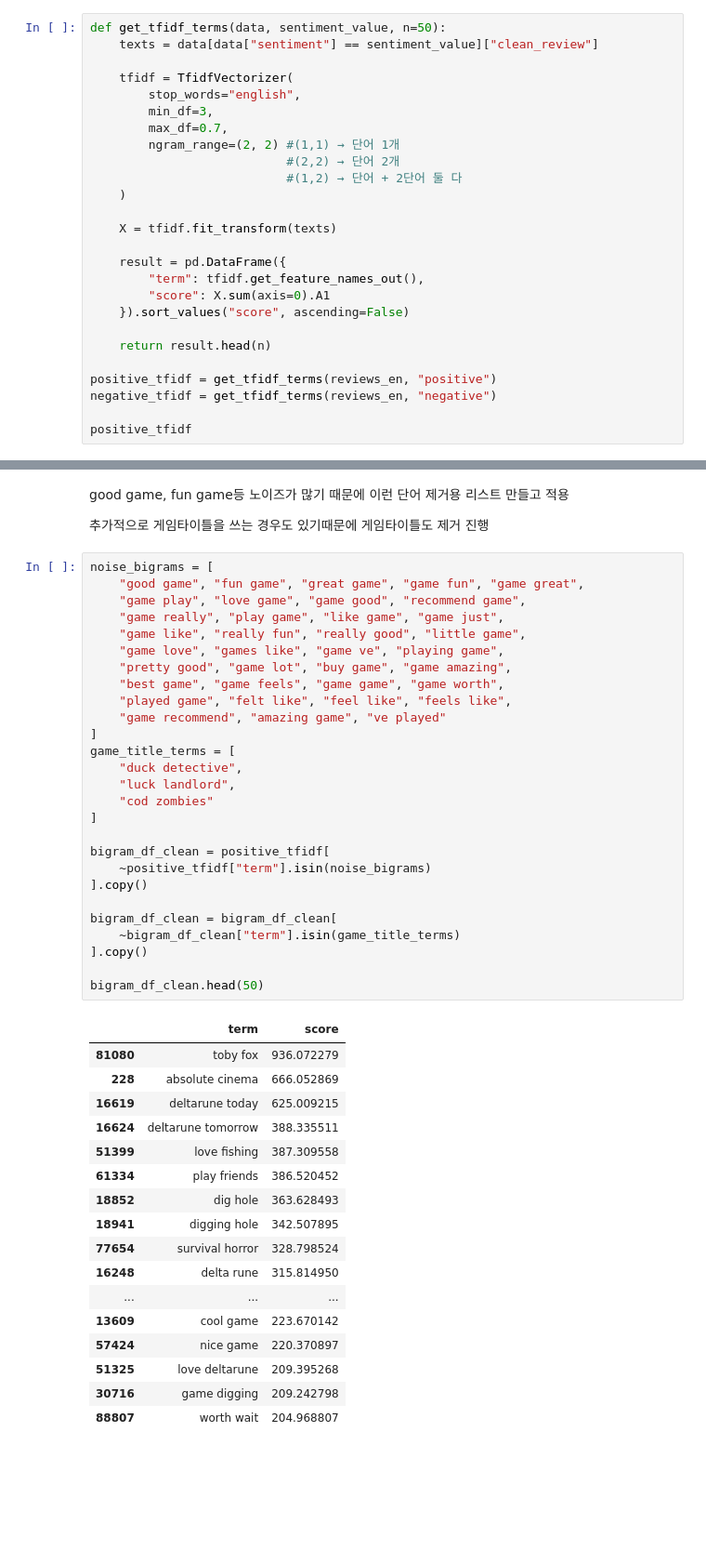
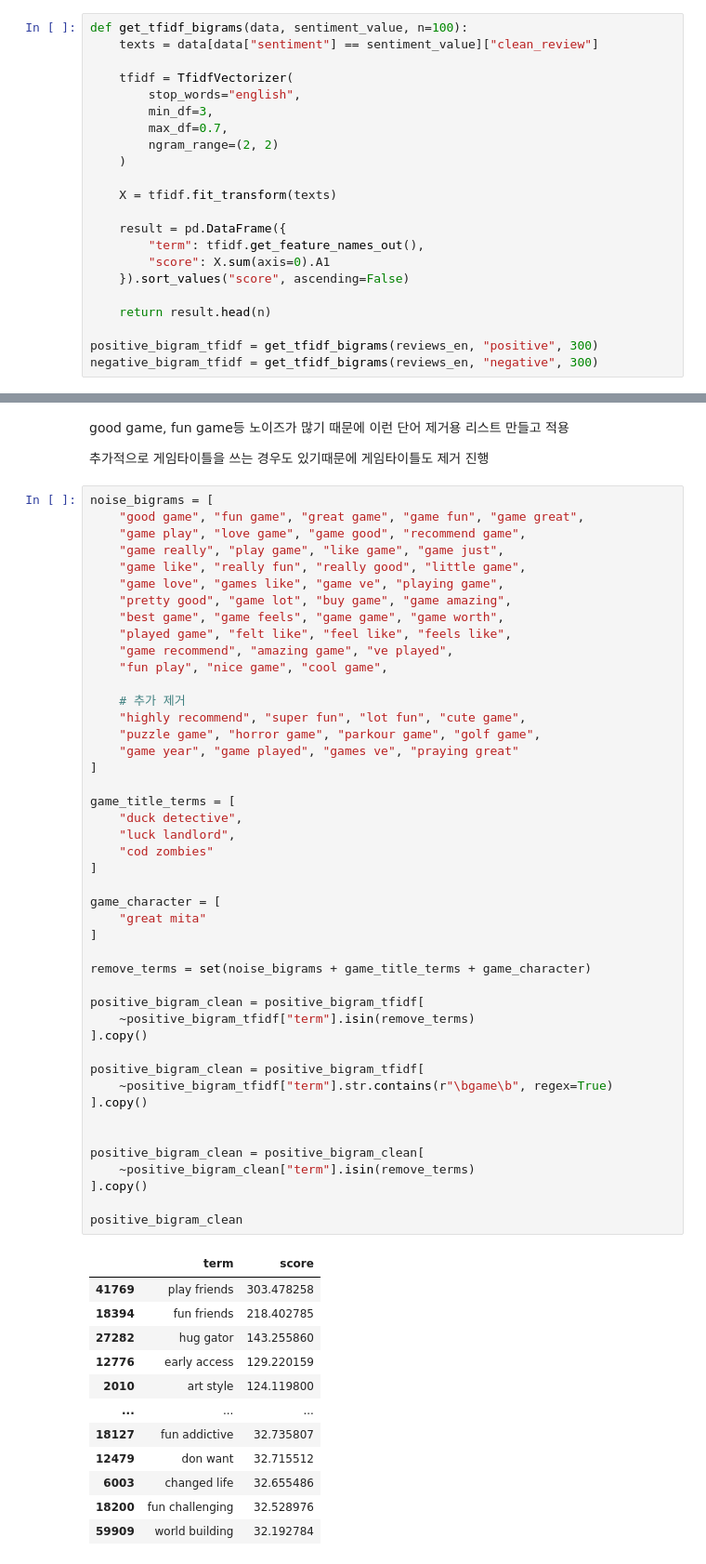
Before and after one commit to jinnyjinnyjinjin/steam-indie-game-analysis, a Jupyter notebook: src/notebooks/js/main_analysis/review.ipynb, the cells around one changed output, grey strips where cells are left out. Shown at 93% size. Drawn from its saved outputs; the diff is of its cells as text; blank space fills up the shorter version.

```diff
--- a/src/notebooks/js/main_analysis/review.ipynb
+++ b/src/notebooks/js/main_analysis/review.ipynb
@@ -732,16 +724,14 @@ reviews_en[["review", "clean_review"]].head()
 # %%
 from sklearn.feature_extraction.text import TfidfVectorizer
 # %%
-def get_tfidf_terms(data, sentiment_value, n=50):
+def get_tfidf_bigrams(data, sentiment_value, n=100):
     texts = data[data["sentiment"] == sentiment_value]["clean_review"]
 
     tfidf = TfidfVectorizer(
         stop_words="english",
         min_df=3,
         max_df=0.7,
-        ngram_range=(2, 2) #(1,1) → 단어 1개
-                           #(2,2) → 단어 2개
-                           #(1,2) → 단어 + 2단어 둘 다
+        ngram_range=(2, 2)
     )
 
     X = tfidf.fit_transform(texts)
@@ -753,7 +743,5 @@ def get_tfidf_terms(data, sentiment_value, n=50):
 
     return result.head(n)
 
-positive_tfidf = get_tfidf_terms(reviews_en, "positive")
-negative_tfidf = get_tfidf_terms(reviews_en, "negative")
-
-positive_tfidf
+positive_bigram_tfidf = get_tfidf_bigrams(reviews_en, "positive", 300)
+negative_bigram_tfidf = get_tfidf_bigrams(reviews_en, "negative", 300)
@@ -802,45 +752,58 @@ good game, fun game등 노이즈가 많기 때문에 이런 단어 제거용 리
 # %%
 noise_bigrams = [
     "good game", "fun game", "great game", "game fun", "game great",
     "game play", "love game", "game good", "recommend game",
     "game really", "play game", "like game", "game just",
     "game like", "really fun", "really good", "little game",
     "game love", "games like", "game ve", "playing game",
     "pretty good", "game lot", "buy game", "game amazing",
     "best game", "game feels", "game game", "game worth",
     "played game", "felt like", "feel like", "feels like",
-    "game recommend", "amazing game", "ve played"
+    "game recommend", "amazing game", "ve played",
+    "fun play", "nice game", "cool game",
+
+    # 추가 제거
+    "highly recommend", "super fun", "lot fun", "cute game",
+    "puzzle game", "horror game", "parkour game", "golf game",
+    "game year", "game played", "games ve", "praying great"
 ]
+
 game_title_terms = [
     "duck detective",
     "luck landlord",
     "cod zombies"
 ]
 
-bigram_df_clean = positive_tfidf[
-    ~positive_tfidf["term"].isin(noise_bigrams)
+game_character = [
+    "great mita"
+]
+
+remove_terms = set(noise_bigrams + game_title_terms + game_character)
+
+positive_bigram_clean = positive_bigram_tfidf[
+    ~positive_bigram_tfidf["term"].isin(remove_terms)
 ].copy()
 
-bigram_df_clean = bigram_df_clean[
-    ~bigram_df_clean["term"].isin(game_title_terms)
+positive_bigram_clean = positive_bigram_tfidf[
+    ~positive_bigram_tfidf["term"].str.contains(r"\bgame\b", regex=True)
 ].copy()
 
-bigram_df_clean.head(50)
+
+positive_bigram_clean = positive_bigram_clean[
+    ~positive_bigram_clean["term"].isin(remove_terms)
+].copy()
+
+positive_bigram_clean
 # %% [output]
 |  | term | score |
-| 81080 | toby fox | 936.072279 |
-| 228 | absolute cinema | 666.052869 |
-| 16619 | deltarune today | 625.009215 |
-| 16624 | deltarune tomorrow | 388.335511 |
-| 51399 | love fishing | 387.309558 |
-| 61334 | play friends | 386.520452 |
-| 18852 | dig hole | 363.628493 |
-| 18941 | digging hole | 342.507895 |
-| 77654 | survival horror | 328.798524 |
-| 16248 | delta rune | 315.814950 |
+| 41769 | play friends | 303.478258 |
+| 18394 | fun friends | 218.402785 |
+| 27282 | hug gator | 143.255860 |
+| 12776 | early access | 129.220159 |
+| 2010 | art style | 124.119800 |
 | ... | ... | ... |
-| 13609 | cool game | 223.670142 |
-| 57424 | nice game | 220.370897 |
-| 51325 | love deltarune | 209.395268 |
-| 30716 | game digging | 209.242798 |
-| 88807 | worth wait | 204.968807 |
+| 18127 | fun addictive | 32.735807 |
+| 12479 | don want | 32.715512 |
+| 6003 | changed life | 32.655486 |
+| 18200 | fun challenging | 32.528976 |
+| 59909 | world building | 32.192784 |
```
Also changed, not shown: parts of 64 cells of this notebook.
